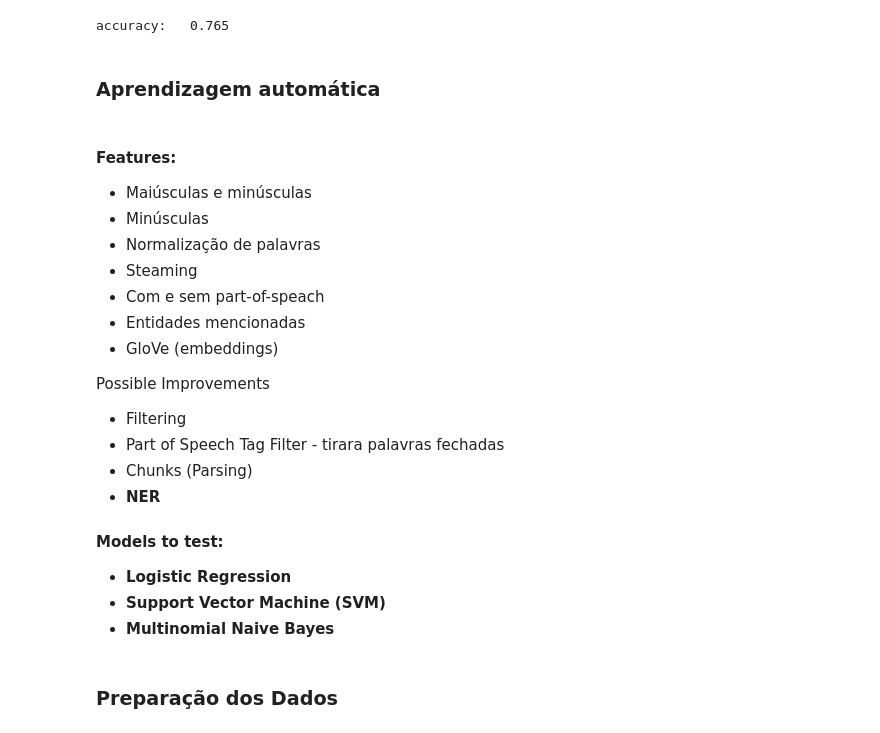
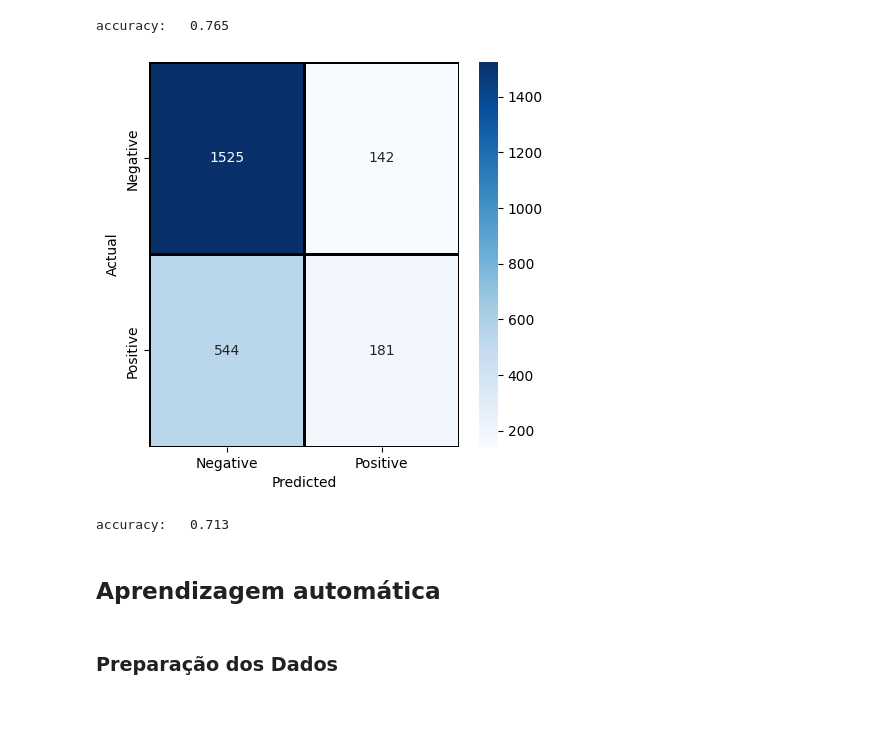
Before and after one commit to reneporto/Text_Mining_Python, a Jupyter notebook: Trabalho_text_mining_RP_RR.ipynb, the cells around one changed output. Drawn from its saved outputs; the diff is of its cells as text; code cells hidden in the pictures.

```diff
--- a/Trabalho_text_mining_RP_RR.ipynb
+++ b/Trabalho_text_mining_RP_RR.ipynb
@@ -396,30 +413,13 @@ plot_confusion_matrix_accurancy(df, 'sentiment', 'sentiment_lex_neg')
 # %% [output]
 [figure]
 accuracy:   0.765
+# %%
+plot_confusion_matrix_accuracy(df_test, 'sentiment', 'sentiment_lex_neg')
+# %% [output]
+[figure, added]
+accuracy:   0.713
 # %% [markdown]
-### Aprendizagem automática
+## Aprendizagem automática
-# %% [markdown]
-#### Features:
-
-- Maiúsculas e minúsculas
-- Minúsculas
-- Normalização de palavras
-- Steaming
-- Com e sem part-of-speach
-- Entidades mencionadas
-- GloVe (embeddings)
-
-Possible Improvements
-* Filtering
-* Part of Speech Tag Filter - tirara palavras fechadas
-* Chunks (Parsing)
-* **NER**
-
-#### Models to test:
-
-- **Logistic Regression**
-- **Support Vector Machine (SVM)**
-- **Multinomial Naive Bayes**
 # %% [markdown]
 ### Preparação dos Dados
 # %%
```
Also changed, not shown: parts of 34 cells of this notebook.
